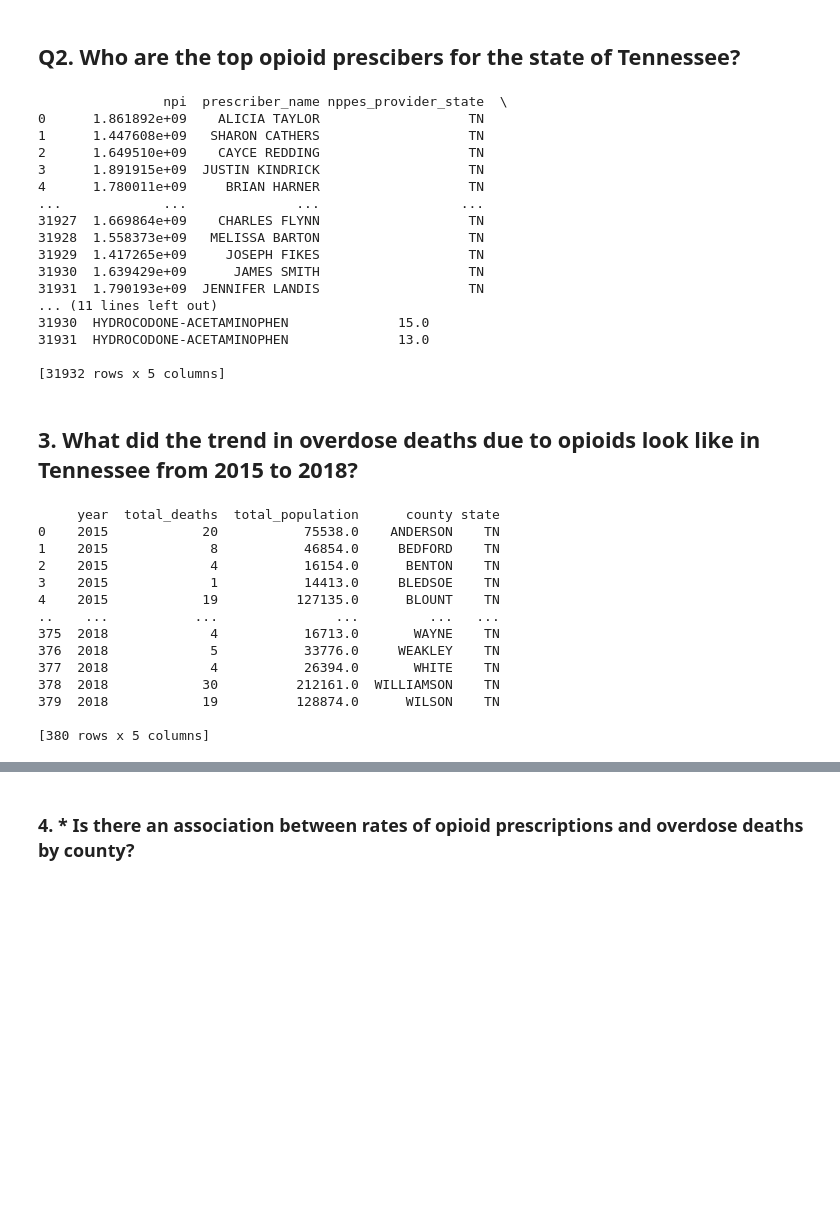
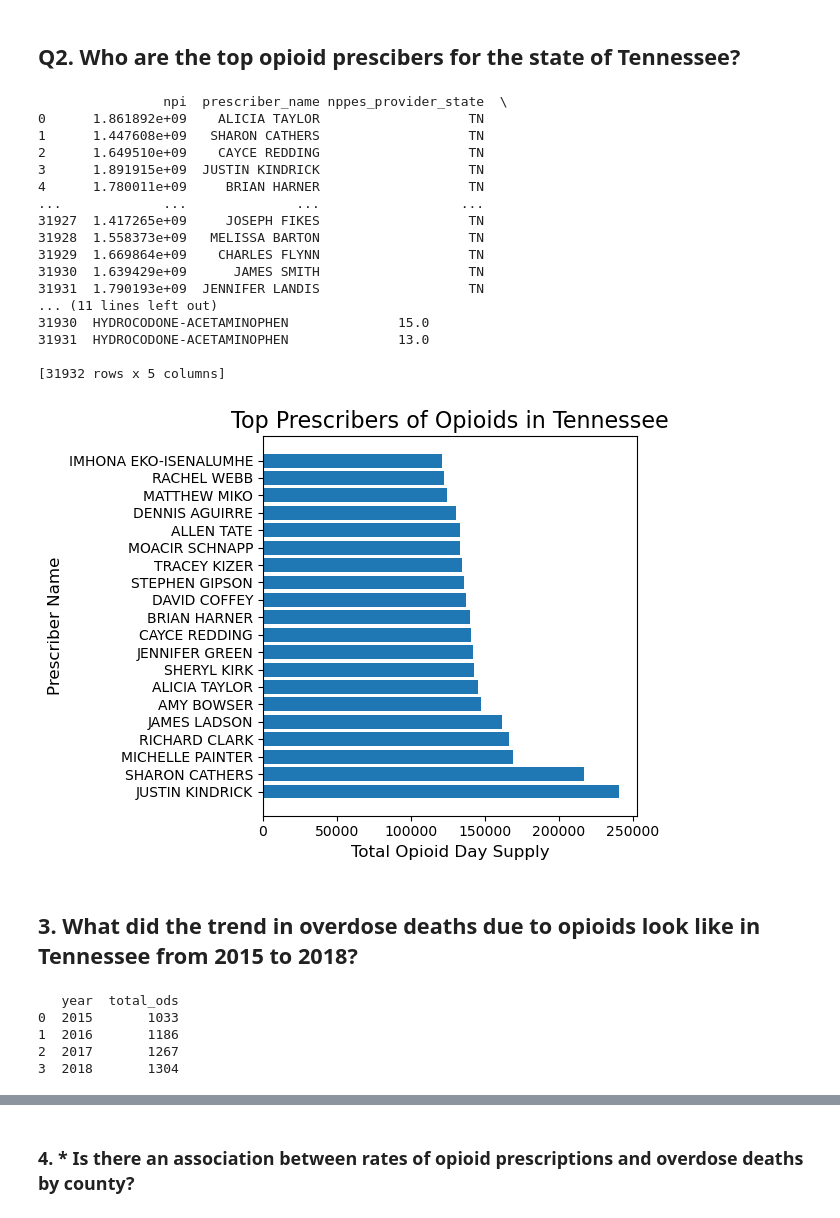
Before and after one commit to NSS-Data-Analytics-Cohort-13/prescribers-python-project-team_scrooged, a Jupyter notebook: notebooks/prescribers.ipynb, the cells around one changed output, grey strips where cells are left out. Saved outputs shown, nothing was run; the diff lists cells and outputs as text; code cells hidden in the pictures; blank space fills up the shorter version.

```diff
--- a/notebooks/prescribers.ipynb
+++ b/notebooks/prescribers.ipynb
@@ -82,12 +237,10 @@ print(people)
 # %% [markdown]
 ## Q2. Who are the top opioid prescibers for the state of Tennessee?
 # %%
-query ='''SELECT
-    pr.npi,         -- Prescriber ID
+
+query2_1='''SELECT
     CONCAT(pr.nppes_provider_first_name, ' ', pr.nppes_provider_last_org_name) AS prescriber_name,  -- first & last name of the prescriber
-    pr.nppes_provider_state,     -- Prescriber state
-    d.drug_name,                 -- Drug name
-    p.total_day_supply           -- Total day supply
+    SUM(p.total_day_supply) AS total_day_supply           -- Total day supply
 FROM
     drug d
 JOIN
@@ -101,10 +254,13 @@ ON
 WHERE
     d.opioid_drug_flag = 'Y'
     AND pr.nppes_provider_state = 'TN'
-	Order by p.total_day_supply DESC'''
+GROUP BY prescriber_name
+	Order by
+    total_day_supply DESC
+    LIMIT 20'''
 # %%
 with engine.connect() as connection:
-    people = pd.read_sql(text(query), con = connection)
+    question2_1 = pd.read_sql(text(query2_1), con = connection)
 
 print(people)
 # %% [output]
@@ -115,9 +271,9 @@ print(people)
 3      1.891915e+09  JUSTIN KINDRICK                   TN
 4      1.780011e+09     BRIAN HARNER                   TN
 ...             ...              ...                  ...
-31927  1.669864e+09    CHARLES FLYNN                   TN
+31927  1.417265e+09     JOSEPH FIKES                   TN
 31928  1.558373e+09   MELISSA BARTON                   TN
-31929  1.417265e+09     JOSEPH FIKES                   TN
+31929  1.669864e+09    CHARLES FLYNN                   TN
 31930  1.639429e+09      JAMES SMITH                   TN
 31931  1.790193e+09  JENNIFER LANDIS                   TN
 ... (11 lines left out)
@@ -125,6 +281,23 @@ print(people)
 31931  HYDROCODONE-ACETAMINOPHEN              13.0
 
 [31932 rows x 5 columns]
+# %%
+#plt.figure(figsize=(10, 6))
+#plt.bar(question2_1["prescriber_name"],question2_1["total_day_supply"],color = colors)
+plt.barh(question2_1.prescriber_name, question2_1.total_day_supply)
+   # question2_1,legend=False,
+   # x="total_day_supply",
+   # y="prescriber_name",
+    #palette="viridis"
+# Add labels and title
+plt.title("Top Prescribers of Opioids in Tennessee", fontsize=16)
+plt.xlabel("Total Opioid Day Supply", fontsize=12)
+plt.ylabel("Prescriber Name", fontsize=12)
+plt.tight_layout()
+# Show the plot
+plt.show()
+# %% [output]
+[figure, added]
 # %% [markdown]
 ## 3. What did the trend in overdose deaths due to opioids look like in Tennessee from 2015 to 2018?
 # %%
@@ -154,20 +333,11 @@ ORDER BY
 # %%
 with engine.connect() as connection:
-    people = pd.read_sql(text(query), con = connection)
+    question_3 = pd.read_sql(text(trend), con = connection)
 
-print(people)
+print(question_3)
 # %% [output]
-     year  total_deaths  total_population      county state
-0    2015            20           75538.0    ANDERSON    TN
-1    2015             8           46854.0     BEDFORD    TN
-2    2015             4           16154.0      BENTON    TN
-3    2015             1           14413.0     BLEDSOE    TN
-4    2015            19          127135.0      BLOUNT    TN
-..    ...           ...               ...         ...   ...
-375  2018             4           16713.0       WAYNE    TN
-376  2018             5           33776.0     WEAKLEY    TN
-377  2018             4           26394.0       WHITE    TN
-378  2018            30          212161.0  WILLIAMSON    TN
-379  2018            19          128874.0      WILSON    TN
-
-[380 rows x 5 columns]
+   year  total_ods
+0  2015       1033
+1  2016       1186
+2  2017       1267
+3  2018       1304
```
Also changed, not shown: parts of 28 cells of this notebook.
